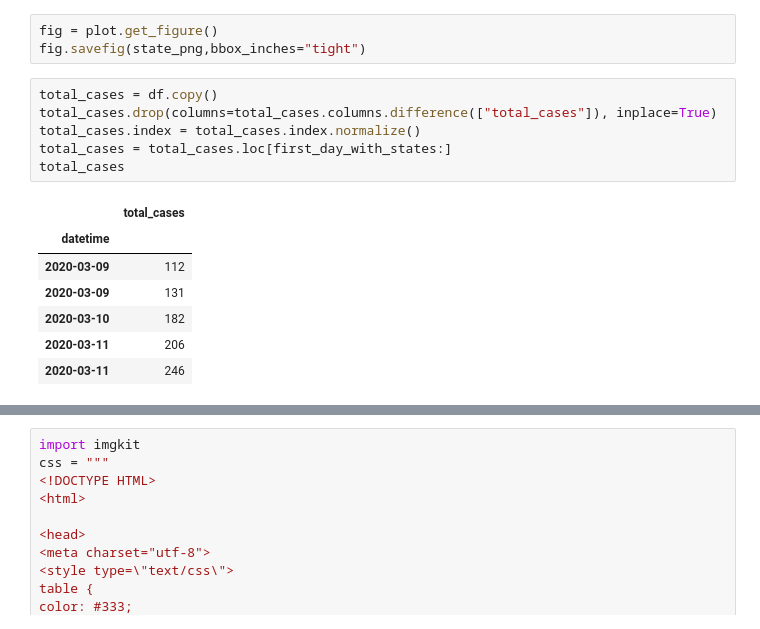
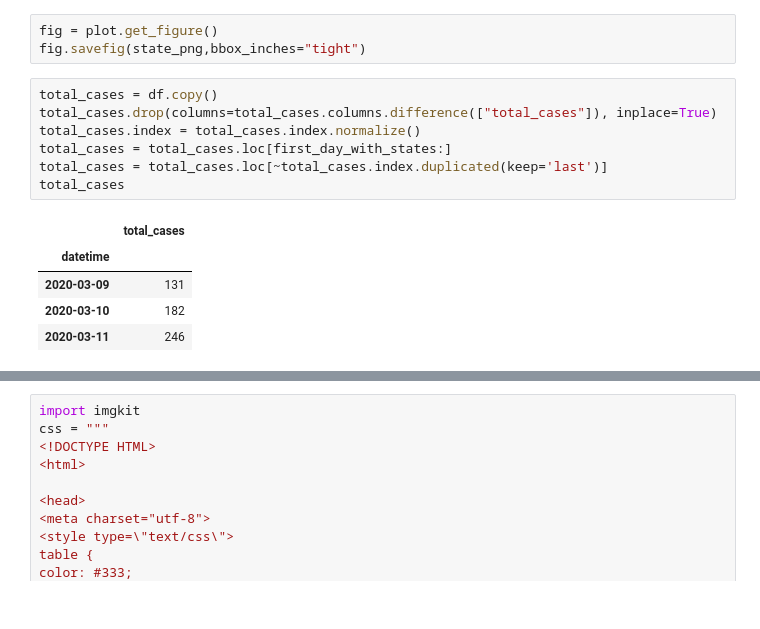
Before and after one commit to danielw2904/Austria-COVID-19, a Jupyter notebook: Austria.ipynb, the cells around one changed output, grey strips where cells are left out. Saved outputs shown, nothing was run; the diff lists cells and outputs as text.

```diff
--- a/Austria.ipynb
+++ b/Austria.ipynb
@@ -77,14 +77,13 @@ fig.savefig(state_png,bbox_inches="tight")
 # %%
 total_cases = df.copy()
 total_cases.drop(columns=total_cases.columns.difference(["total_cases"]), inplace=True)
 total_cases.index = total_cases.index.normalize()
 total_cases = total_cases.loc[first_day_with_states:]
+total_cases = total_cases.loc[~total_cases.index.duplicated(keep='last')]
 total_cases
 # %% [output]
 |  | total_cases |
 | datetime |  |
-| 2020-03-09 | 112 |
 | 2020-03-09 | 131 |
 | 2020-03-10 | 182 |
-| 2020-03-11 | 206 |
 | 2020-03-11 | 246 |
```
Also changed, not shown: parts of 3 cells of this notebook, 7 other files.
